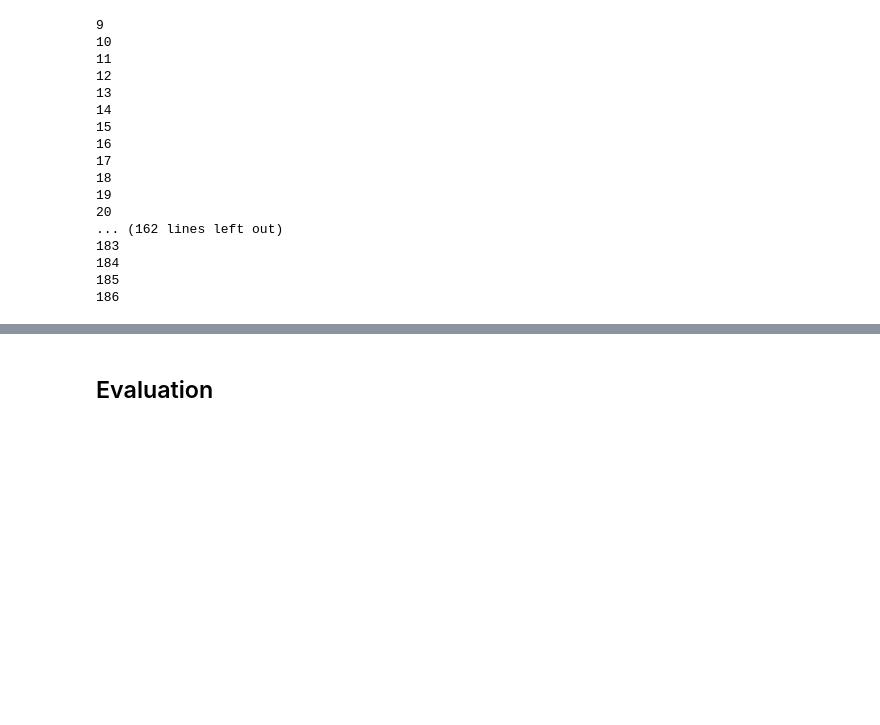
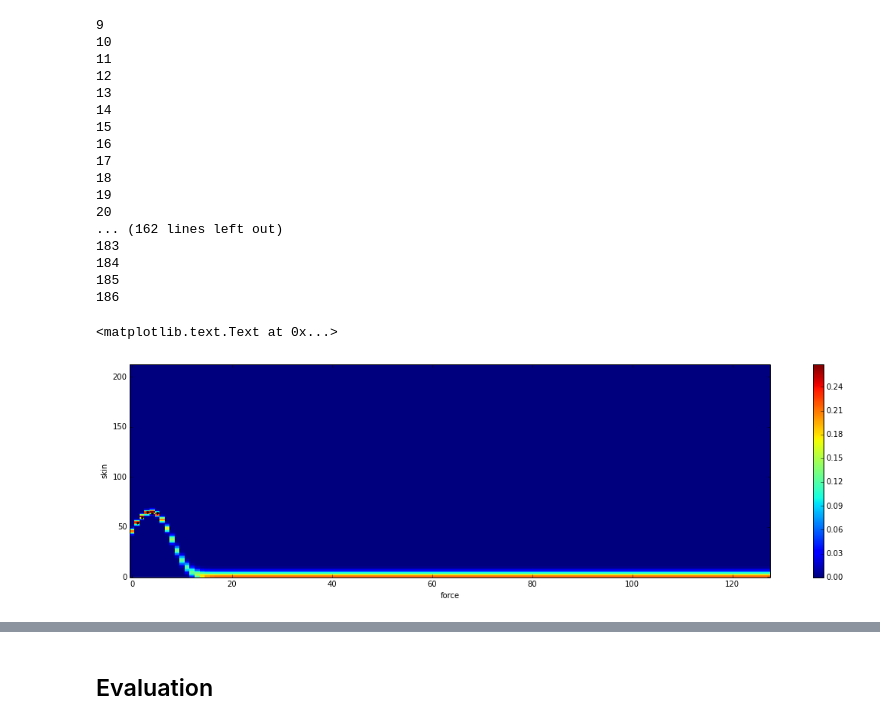
Before and after one commit to surban/ml, a Jupyter notebook: notebooks/Skin-AllChains.ipynb, the cells around one changed output, grey strips where cells are left out. Cells and saved outputs as stored; diff of their text form; code cells hidden in the pictures; blank space fills up the shorter version.

Commit message:
new GP regression library

```diff
--- a/notebooks/Skin-AllChains.ipynb
+++ b/notebooks/Skin-AllChains.ipynb
@@ -109,6 +106,24 @@ sc.train_kde(ws.discrete_skin['trn'], ws.discrete_force['trn'], ws.valid['trn'],
 184
 185
 186
+# %%
+# conditional probabilities from seperate GP regression of next state for each current state
+sc = ConditionalChain(ws.discrete_skin_states, ws.discrete_force_states)
+sc.train_gp2(ws.discrete_skin['trn'], ws.discrete_force['trn'], ws.valid['trn'],
+             variance=100, lengthscale=3, noise_sigma=1.0)
+
+s = 60
+p = np.exp(sc.log_p_next_state[:, s, :])
+figsize(20,5)
+plot_transition(ws.discrete_skin['trn'], ws.discrete_force['trn'], ws.valid['trn'], s, 'k.')
+plt.hold(True)
+plt.imshow(p, origin='lower', aspect=0.2, interpolation='none')
+plt.colorbar()
+plt.xlabel("force")
+plt.ylabel("skin")
+# %% [output]
+<matplotlib.text.Text at 0x...>
+[figure, added]
 # %%
 # conditional probabilities from seperate GP regression of next state for each current state
 sc = ConditionalChain(ws.discrete_skin_states, ws.discrete_force_states)
```
Also changed, not shown: parts of 6 cells of this notebook, 1 other file.
